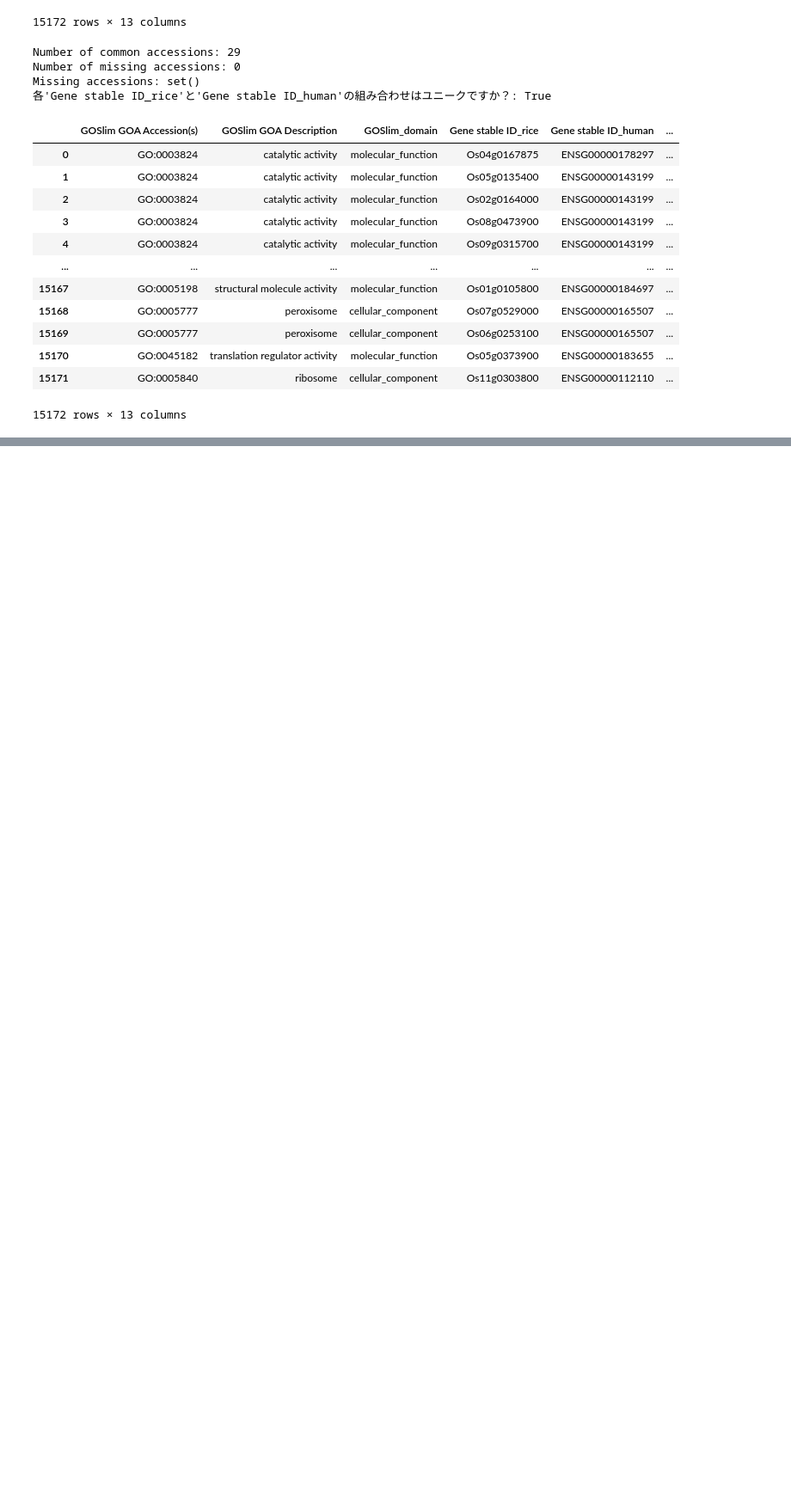
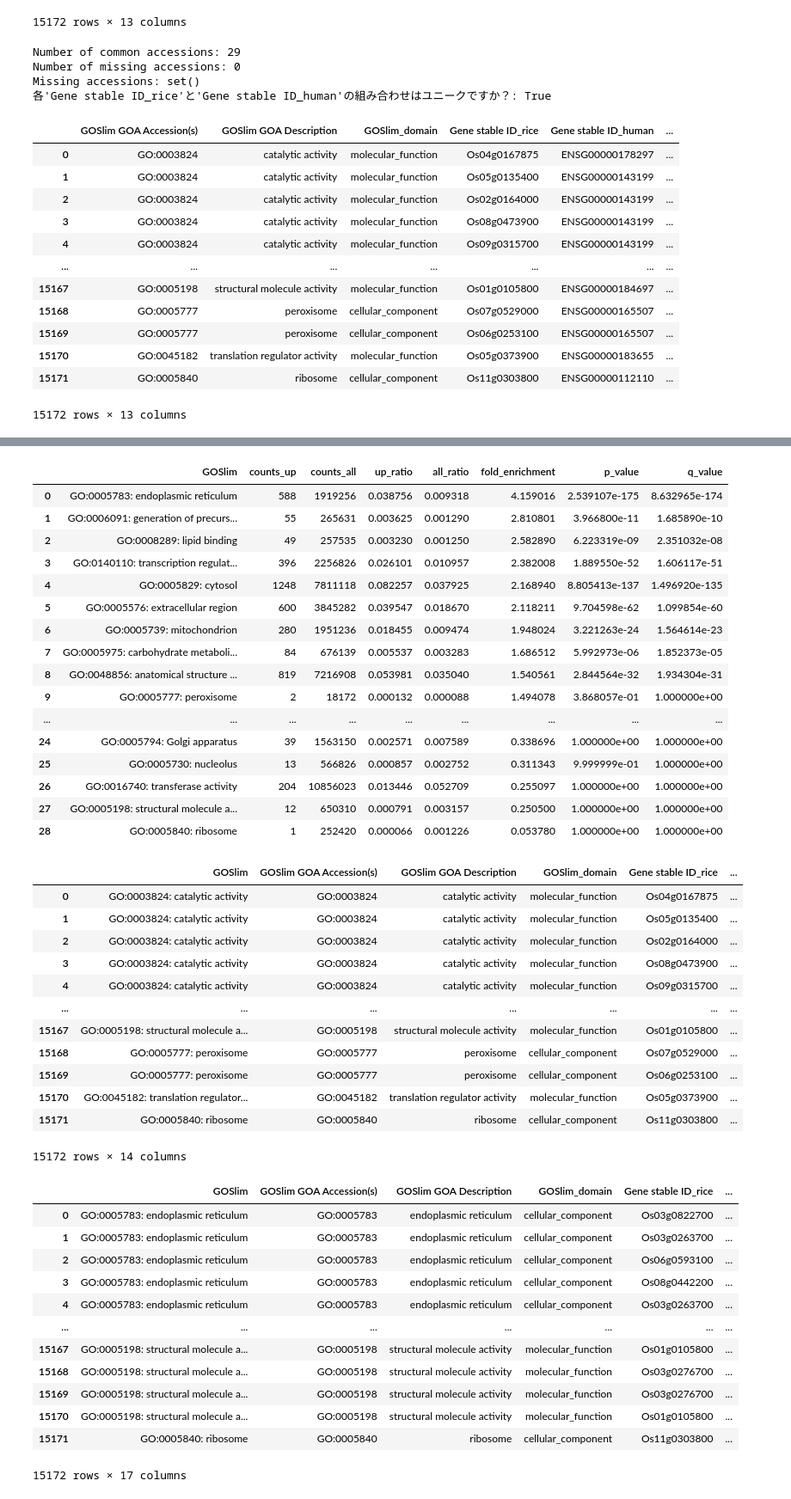
Before and after one commit to yonezawa-sora/pycircos_comaparative_species, a Jupyter notebook: data_preprocessing/2_GOSlim_combined_up_HR.ipynb, the cells around one changed output, grey strips where cells are left out. Shown: that part at 86% size. Drawn from its saved outputs; the diff is of its cells as text; code cells hidden in the pictures; blank space fills up the shorter version.

```diff
--- a/data_preprocessing/2_GOSlim_combined_up_HR.ipynb
+++ b/data_preprocessing/2_GOSlim_combined_up_HR.ipynb
@@ -370,0 +373,78 @@ Missing accessions: set()
+# %%
+enrichment = pd.read_csv('../data/goslim_correspondence_q_values/goslim_correspondence_fold_enrichment_p_q.tsv', sep='\t')
+
+merged_df_goslim_sorted["GOSlim"] = merged_df_goslim_sorted['GOSlim GOA Accession(s)'] + ": " + merged_df_goslim_sorted['GOSlim GOA Description']
+
+merged_df_goslim_sorted = merged_df_goslim_sorted[['GOSlim',
+                                                    'GOSlim GOA Accession(s)',
+                                                    'GOSlim GOA Description',
+                                                    'GOSlim_domain',
+                                                    'Gene stable ID_rice',
+                                                    'Gene stable ID_human',
+                                                    'Chromosome/scaffold name_rice',
+                                                    'start1 (bp)',
+                                                    'end1 (bp)',
+                                                    'Chromosome/scaffold name_human',
+                                                    'start2 (bp)',
+                                                    'end2 (bp)',
+                                                    'HN-score(HN5)_rice',
+                                                    'HN-score(HN5)_human']]
+
+
+merged_df_goslim_enrichment = pd.merge(
+    merged_df_goslim_sorted,
+    enrichment[['GOSlim', 'fold_enrichment', 'p_value', 'q_value']],
+    on='GOSlim',
+    how='left'
+)
+merged_df_goslim_enrichment.sort_values('fold_enrichment', ascending=False, inplace=True)
+merged_df_goslim_enrichment.reset_index(drop=True, inplace=True)
+merged_df_goslim_enrichment.to_csv(f"../data/{plot_up}/combined_goslim_enrichment_{direction}.tsv", sep='\t', index=False)
+
+display(enrichment)
+display(merged_df_goslim_sorted)
+display(merged_df_goslim_enrichment)
+# %% [output]
+|  | GOSlim | counts_up | counts_all | up_ratio | all_ratio | fold_enrichment | p_value | q_value |
+| 0 | GO:0005783: endoplasmic reticulum | 588 | 1919256 | 0.038756 | 0.009318 | 4.159016 | 2.539107e-175 | 8.632965e-174 |
+| 1 | GO:0006091: generation of precurs... | 55 | 265631 | 0.003625 | 0.001290 | 2.810801 | 3.966800e-11 | 1.685890e-10 |
+| 2 | GO:0008289: lipid binding | 49 | 257535 | 0.003230 | 0.001250 | 2.582890 | 6.223319e-09 | 2.351032e-08 |
+| 3 | GO:0140110: transcription regulat... | 396 | 2256826 | 0.026101 | 0.010957 | 2.382008 | 1.889550e-52 | 1.606117e-51 |
+| 4 | GO:0005829: cytosol | 1248 | 7811118 | 0.082257 | 0.037925 | 2.168940 | 8.805413e-137 | 1.496920e-135 |
+| 5 | GO:0005576: extracellular region | 600 | 3845282 | 0.039547 | 0.018670 | 2.118211 | 9.704598e-62 | 1.099854e-60 |
+| 6 | GO:0005739: mitochondrion | 280 | 1951236 | 0.018455 | 0.009474 | 1.948024 | 3.221263e-24 | 1.564614e-23 |
+| 7 | GO:0005975: carbohydrate metaboli... | 84 | 676139 | 0.005537 | 0.003283 | 1.686512 | 5.992973e-06 | 1.852373e-05 |
+| 8 | GO:0048856: anatomical structure ... | 819 | 7216908 | 0.053981 | 0.035040 | 1.540561 | 2.844564e-32 | 1.934304e-31 |
+| 9 | GO:0005777: peroxisome | 2 | 18172 | 0.000132 | 0.000088 | 1.494078 | 3.868057e-01 | 1.000000e+00 |
+| ... | ... | ... | ... | ... | ... | ... | ... | ... |
+| 24 | GO:0005794: Golgi apparatus | 39 | 1563150 | 0.002571 | 0.007589 | 0.338696 | 1.000000e+00 | 1.000000e+00 |
+| 25 | GO:0005730: nucleolus | 13 | 566826 | 0.000857 | 0.002752 | 0.311343 | 9.999999e-01 | 1.000000e+00 |
+| 26 | GO:0016740: transferase activity | 204 | 10856023 | 0.013446 | 0.052709 | 0.255097 | 1.000000e+00 | 1.000000e+00 |
+| 27 | GO:0005198: structural molecule a... | 12 | 650310 | 0.000791 | 0.003157 | 0.250500 | 1.000000e+00 | 1.000000e+00 |
+| 28 | GO:0005840: ribosome | 1 | 252420 | 0.000066 | 0.001226 | 0.053780 | 1.000000e+00 | 1.000000e+00 |
+|  | GOSlim | GOSlim GOA Accession(s) | GOSlim GOA Description | GOSlim_domain | Gene stable ID_rice | ... |
+| 0 | GO:0003824: catalytic activity | GO:0003824 | catalytic activity | molecular_function | Os04g0167875 | ... |
+| 1 | GO:0003824: catalytic activity | GO:0003824 | catalytic activity | molecular_function | Os05g0135400 | ... |
+| 2 | GO:0003824: catalytic activity | GO:0003824 | catalytic activity | molecular_function | Os02g0164000 | ... |
+| 3 | GO:0003824: catalytic activity | GO:0003824 | catalytic activity | molecular_function | Os08g0473900 | ... |
+| 4 | GO:0003824: catalytic activity | GO:0003824 | catalytic activity | molecular_function | Os09g0315700 | ... |
+| ... | ... | ... | ... | ... | ... | ... |
+| 15167 | GO:0005198: structural molecule a... | GO:0005198 | structural molecule activity | molecular_function | Os01g0105800 | ... |
+| 15168 | GO:0005777: peroxisome | GO:0005777 | peroxisome | cellular_component | Os07g0529000 | ... |
+| 15169 | GO:0005777: peroxisome | GO:0005777 | peroxisome | cellular_component | Os06g0253100 | ... |
+| 15170 | GO:0045182: translation regulator... | GO:0045182 | translation regulator activity | molecular_function | Os05g0373900 | ... |
+| 15171 | GO:0005840: ribosome | GO:0005840 | ribosome | cellular_component | Os11g0303800 | ... |
+15172 rows × 14 columns
+|  | GOSlim | GOSlim GOA Accession(s) | GOSlim GOA Description | GOSlim_domain | Gene stable ID_rice | ... |
+| 0 | GO:0005783: endoplasmic reticulum | GO:0005783 | endoplasmic reticulum | cellular_component | Os03g0822700 | ... |
+| 1 | GO:0005783: endoplasmic reticulum | GO:0005783 | endoplasmic reticulum | cellular_component | Os03g0263700 | ... |
+| 2 | GO:0005783: endoplasmic reticulum | GO:0005783 | endoplasmic reticulum | cellular_component | Os06g0593100 | ... |
+| 3 | GO:0005783: endoplasmic reticulum | GO:0005783 | endoplasmic reticulum | cellular_component | Os08g0442200 | ... |
+| 4 | GO:0005783: endoplasmic reticulum | GO:0005783 | endoplasmic reticulum | cellular_component | Os03g0263700 | ... |
+| ... | ... | ... | ... | ... | ... | ... |
+| 15167 | GO:0005198: structural molecule a... | GO:0005198 | structural molecule activity | molecular_function | Os01g0105800 | ... |
+| 15168 | GO:0005198: structural molecule a... | GO:0005198 | structural molecule activity | molecular_function | Os03g0276700 | ... |
+| 15169 | GO:0005198: structural molecule a... | GO:0005198 | structural molecule activity | molecular_function | Os03g0276700 | ... |
+| 15170 | GO:0005198: structural molecule a... | GO:0005198 | structural molecule activity | molecular_function | Os01g0105800 | ... |
+| 15171 | GO:0005840: ribosome | GO:0005840 | ribosome | cellular_component | Os11g0303800 | ... |
+15172 rows × 17 columns
```
Also changed, not shown: parts of 1 cell of this notebook, 3 other files.
